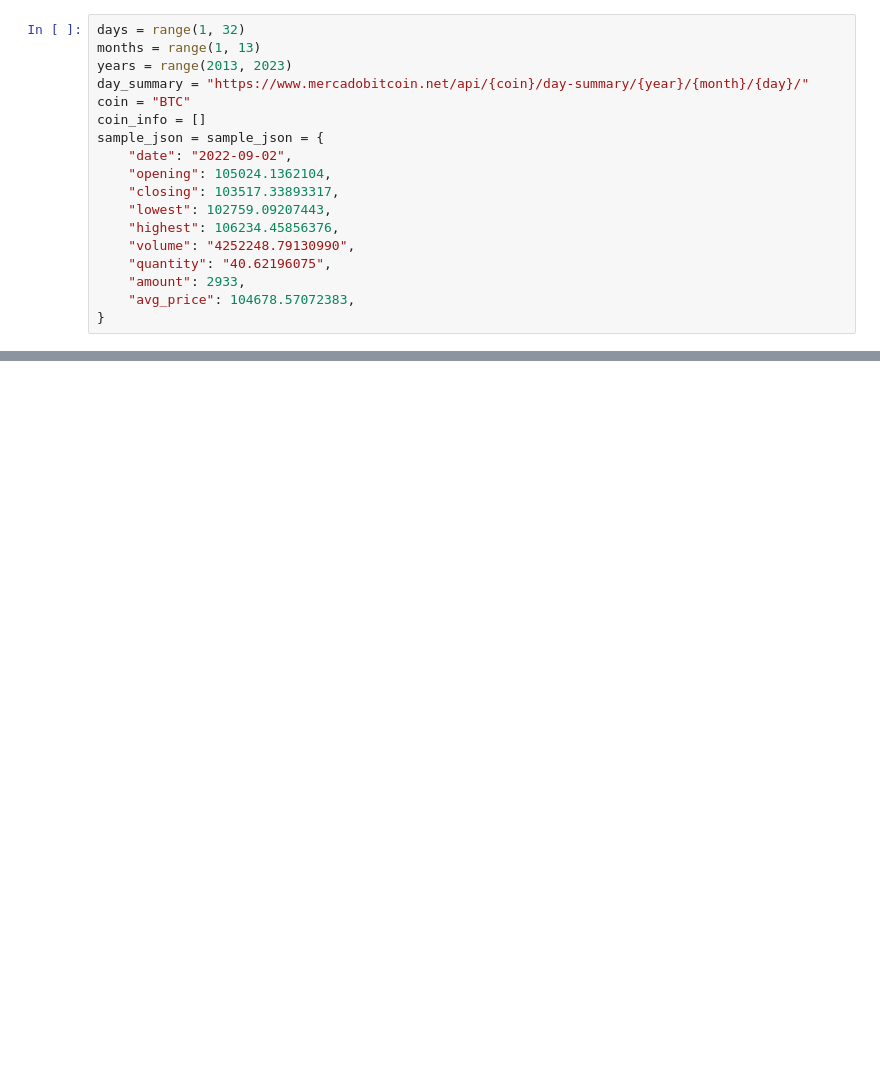
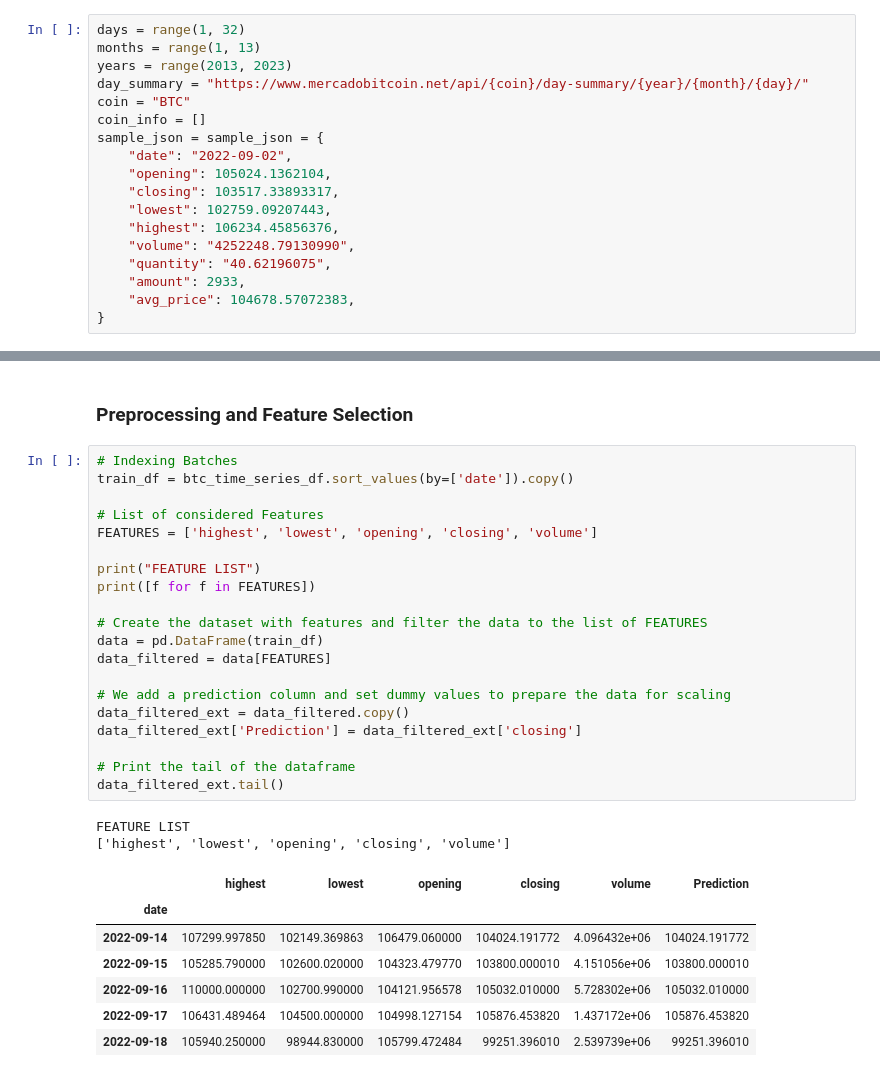
Before and after one commit to kevinsantana/ppca-md-final-project, a Jupyter notebook: model.ipynb, the cells around one changed output, grey strips where cells are left out. Cells and saved outputs as stored; diff of their text form; blank space fills up the shorter version.

```diff
--- a/model.ipynb
+++ b/model.ipynb
@@ -47,0 +149,32 @@ btc_time_series_df.head()
+# %% [markdown]
+### Preprocessing and Feature Selection
+# %%
+# Indexing Batches
+train_df = btc_time_series_df.sort_values(by=['date']).copy()
+
+# List of considered Features
+FEATURES = ['highest', 'lowest', 'opening', 'closing', 'volume']
+
+print("FEATURE LIST")
+print([f for f in FEATURES])
+
+# Create the dataset with features and filter the data to the list of FEATURES
+data = pd.DataFrame(train_df)
+data_filtered = data[FEATURES]
+
+# We add a prediction column and set dummy values to prepare the data for scaling
+data_filtered_ext = data_filtered.copy()
+data_filtered_ext['Prediction'] = data_filtered_ext['closing']
+
+# Print the tail of the dataframe
+data_filtered_ext.tail()
+# %% [output]
+FEATURE LIST
+['highest', 'lowest', 'opening', 'closing', 'volume']
+|  | highest | lowest | opening | closing | volume | Prediction |
+| date |  |  |  |  |  |  |
+| 2022-09-14 | 107299.997850 | 102149.369863 | 106479.060000 | 104024.191772 | 4.096432e+06 | 104024.191772 |
+| 2022-09-15 | 105285.790000 | 102600.020000 | 104323.479770 | 103800.000010 | 4.151056e+06 | 103800.000010 |
+| 2022-09-16 | 110000.000000 | 102700.990000 | 104121.956578 | 105032.010000 | 5.728302e+06 | 105032.010000 |
+| 2022-09-17 | 106431.489464 | 104500.000000 | 104998.127154 | 105876.453820 | 1.437172e+06 | 105876.453820 |
+| 2022-09-18 | 105940.250000 | 98944.830000 | 105799.472484 | 99251.396010 | 2.539739e+06 | 99251.396010 |
```
Also changed, not shown: parts of 20 cells of this notebook.
